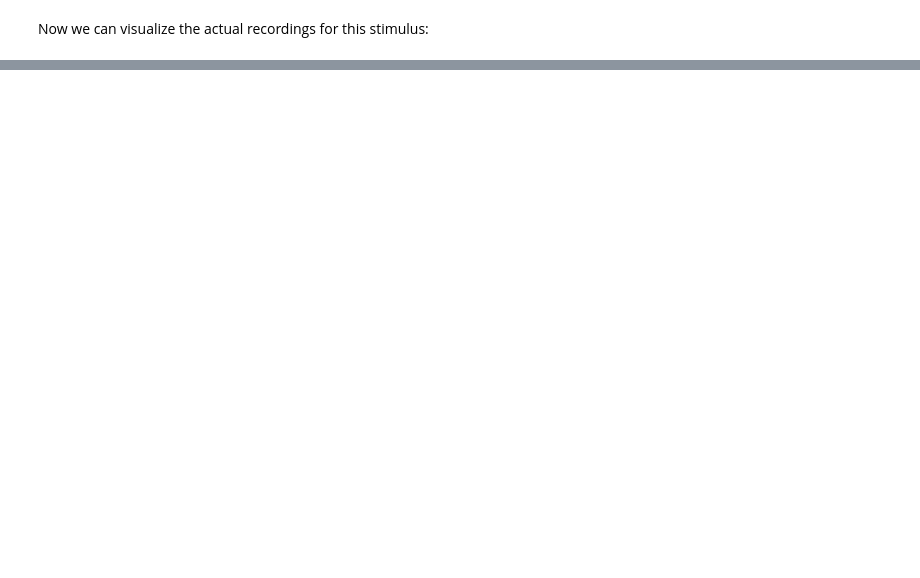
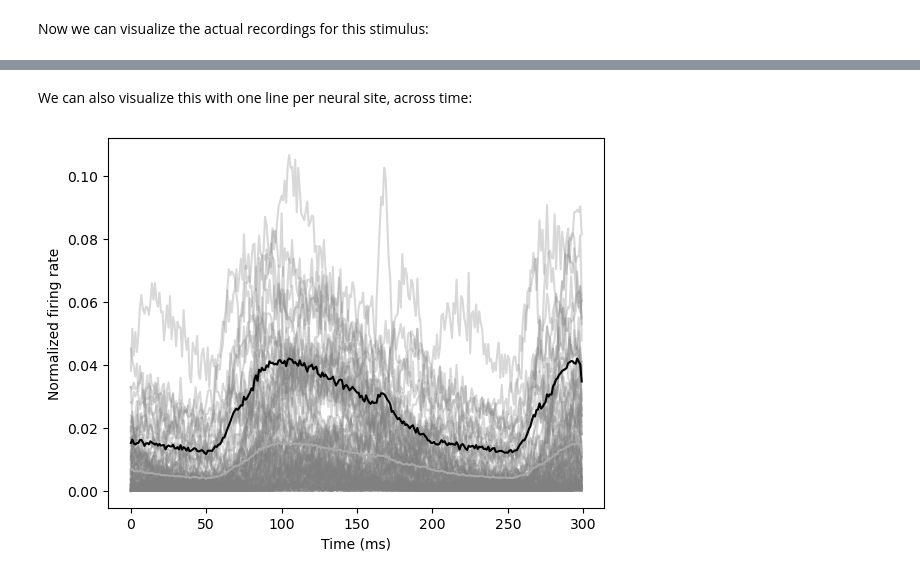
Before and after one commit to epflneuroailab/cajal2025, a Jupyter notebook: week5/exercise5.ipynb, the cells around one changed output, grey strips where cells are left out. Drawn from its saved outputs; the diff is of its cells as text; code cells hidden in the pictures; blank space fills up the shorter version.

```diff
--- a/week5/exercise5.ipynb
+++ b/week5/exercise5.ipynb
@@ -133,0 +191,29 @@ Cool! Lots of activity
+# %% [markdown]
+We can also visualize this with one line per neural site, across time:
+# %%
+stimulus_average.load()  # make sure all data is loaded
+
+fig, ax = pyplot.subplots()
+time_bins = stimulus_average['time_bin_start'].values
+
+# plot individual sites
+neural_sites = stimulus_average['neuroid_id'].values
+for neural_site in neural_sites:
+    match_site = [neuroid_id == neural_site for neuroid_id in neural_sites]
+    site_data = stimulus_average[{'neuroid_id': match_site}].squeeze()
+    ax.plot(time_bins, site_data.values, color='gray', alpha=0.3)
+
+# also plot site average
+site_average = stimulus_average.mean('neuroid_id')
+ax.plot(time_bins, site_average.values, color='darkgray')
+
+# and the sites that are more active -- let's say the sites that at some point are active above 0.05
+active_sites = (stimulus_average > 0.05).any('time_bin')
+active_sites = stimulus_average[{'neuroid_id': active_sites}].mean('neuroid_id')
+ax.plot(time_bins, active_sites.values, color='black')
+
+ax.set_xlabel('Time (ms)')
+ax.set_ylabel('Normalized firing rate')
+pyplot.show()
+# %% [output]
+[figure, added]
```
Also changed, not shown: parts of 25 cells of this notebook.
